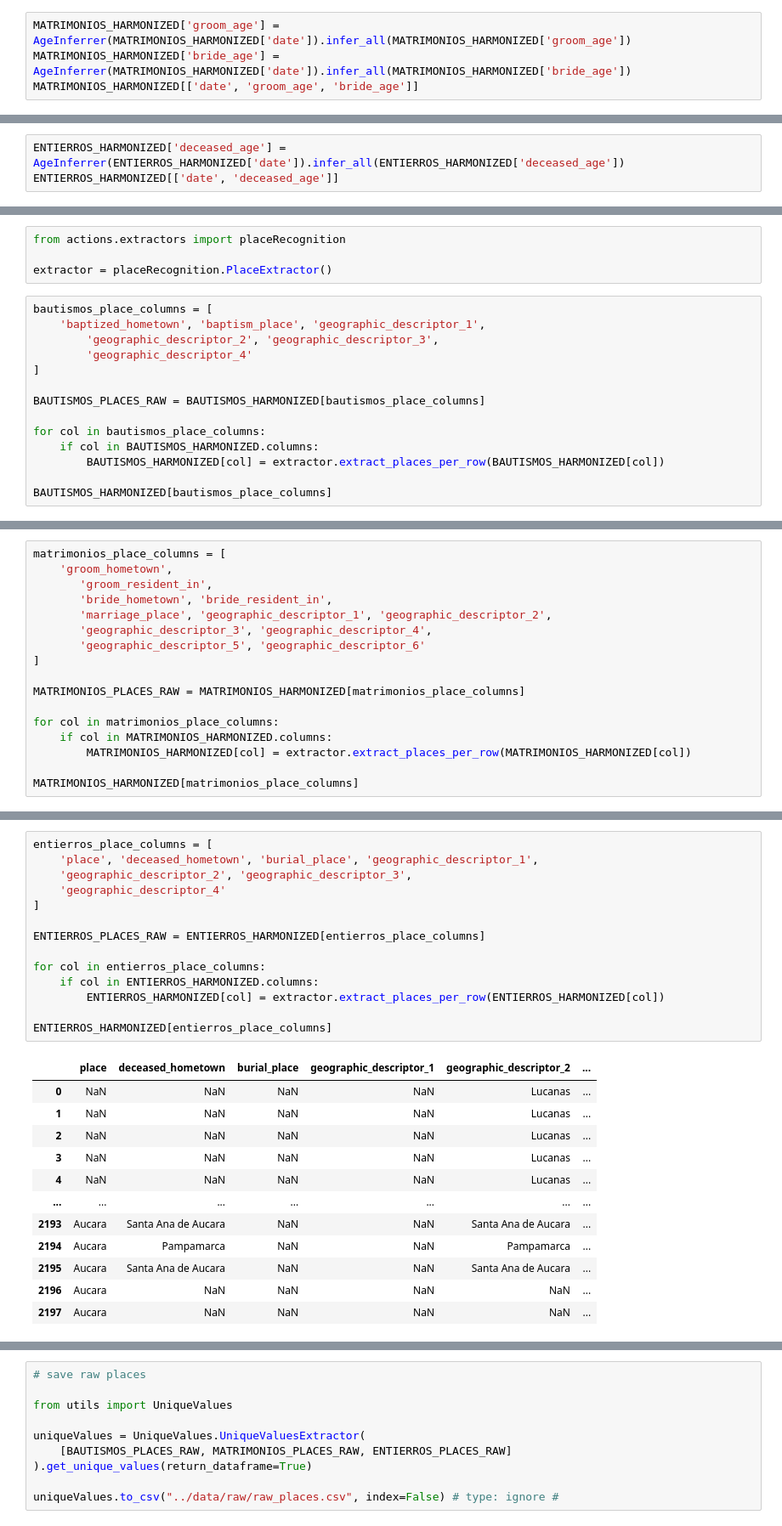
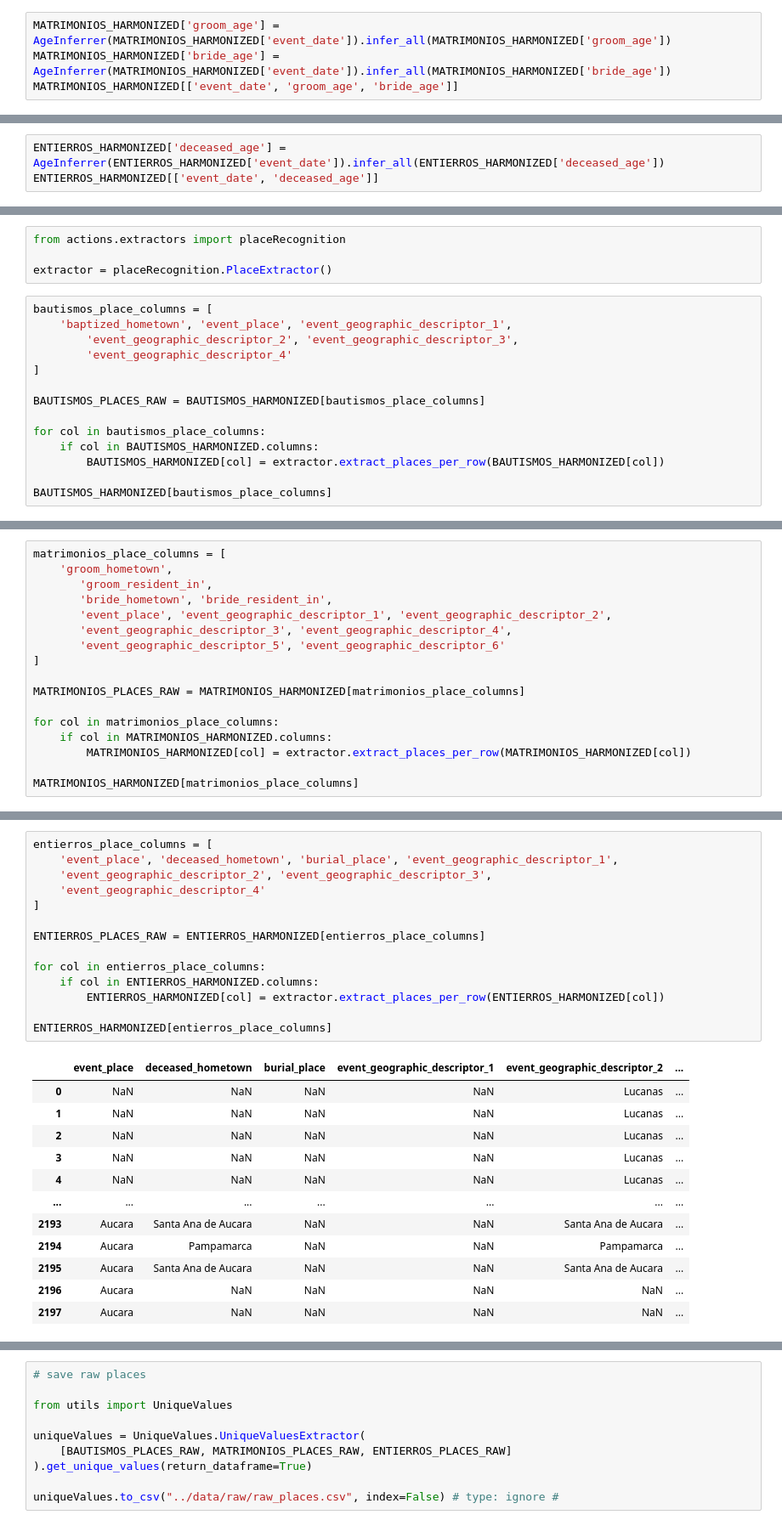
Before and after one commit to UCSB-AMPLab/sondondo, a Jupyter notebook: project_code/1_dataCleaning.ipynb, the cells around one changed output, grey strips where cells are left out. Shown at 85% size. Cells and saved outputs as stored; diff of their text form.

```diff
--- a/project_code/dataCleaning.ipynb
+++ b/project_code/1_dataCleaning.ipynb
@@ -237,7 +238,7 @@ Found invalid records:
 # %% [markdown]
 > Unfortunately, these records were incorrectly recorded. To fix this, it is necessary to check with the original records.
 # %%
-MATRIMONIOS_HARMONIZED['groom_age'] = AgeInferrer(MATRIMONIOS_HARMONIZED['date']).infer_all(MATRIMONIOS_HARMONIZED['groom_age'])
-MATRIMONIOS_HARMONIZED['bride_age'] = AgeInferrer(MATRIMONIOS_HARMONIZED['date']).infer_all(MATRIMONIOS_HARMONIZED['bride_age'])
-MATRIMONIOS_HARMONIZED[['date', 'groom_age', 'bride_age']]
+MATRIMONIOS_HARMONIZED['groom_age'] = AgeInferrer(MATRIMONIOS_HARMONIZED['event_date']).infer_all(MATRIMONIOS_HARMONIZED['groom_age'])
+MATRIMONIOS_HARMONIZED['bride_age'] = AgeInferrer(MATRIMONIOS_HARMONIZED['event_date']).infer_all(MATRIMONIOS_HARMONIZED['bride_age'])
+MATRIMONIOS_HARMONIZED[['event_date', 'groom_age', 'bride_age']]
 # %% [output]
@@ -255,6 +256,6 @@ MATRIMONIOS_HARMONIZED[['date', 'groom_age', 'bride_age']]
 | 1718 | 1908-03-17 | 1880-03-23 | 1879-03-24 |
 1719 rows × 3 columns
 # %%
-ENTIERROS_HARMONIZED['deceased_age'] = AgeInferrer(ENTIERROS_HARMONIZED['date']).infer_all(ENTIERROS_HARMONIZED['deceased_age'])
-ENTIERROS_HARMONIZED[['date', 'deceased_age']]
+ENTIERROS_HARMONIZED['deceased_age'] = AgeInferrer(ENTIERROS_HARMONIZED['event_date']).infer_all(ENTIERROS_HARMONIZED['deceased_age'])
+ENTIERROS_HARMONIZED[['event_date', 'deceased_age']]
 # %% [output]
@@ -382,9 +383,9 @@ from actions.extractors import placeRecognition
 extractor = placeRecognition.PlaceExtractor()
 # %%
 bautismos_place_columns = [
-    'baptized_hometown', 'baptism_place', 'geographic_descriptor_1',
-        'geographic_descriptor_2', 'geographic_descriptor_3',
-        'geographic_descriptor_4'
+    'baptized_hometown', 'event_place', 'event_geographic_descriptor_1',
+        'event_geographic_descriptor_2', 'event_geographic_descriptor_3',
+        'event_geographic_descriptor_4'
 ]
 
 BAUTISMOS_PLACES_RAW = BAUTISMOS_HARMONIZED[bautismos_place_columns]
@@ -413,9 +414,9 @@ matrimonios_place_columns = [
     'groom_hometown',
        'groom_resident_in',
        'bride_hometown', 'bride_resident_in',
-       'marriage_place', 'geographic_descriptor_1', 'geographic_descriptor_2',
-       'geographic_descriptor_3', 'geographic_descriptor_4',
-       'geographic_descriptor_5', 'geographic_descriptor_6'
+       'event_place', 'event_geographic_descriptor_1', 'event_geographic_descriptor_2',
+       'event_geographic_descriptor_3', 'event_geographic_descriptor_4',
+       'event_geographic_descriptor_5', 'event_geographic_descriptor_6'
 ]
 
 MATRIMONIOS_PLACES_RAW = MATRIMONIOS_HARMONIZED[matrimonios_place_columns]
@@ -441,20 +442,20 @@ MATRIMONIOS_HARMONIZED[matrimonios_place_columns]
 1719 rows × 11 columns
 # %%
 entierros_place_columns = [
-    'place', 'deceased_hometown', 'burial_place', 'geographic_descriptor_1',
-    'geographic_descriptor_2', 'geographic_descriptor_3',
-    'geographic_descriptor_4'
+    'event_place', 'deceased_hometown', 'burial_place', 'event_geographic_descriptor_1',
+    'event_geographic_descriptor_2', 'event_geographic_descriptor_3',
+    'event_geographic_descriptor_4'
 ]
 
 ENTIERROS_PLACES_RAW = ENTIERROS_HARMONIZED[entierros_place_columns]
 
 for col in entierros_place_columns:
     if col in ENTIERROS_HARMONIZED.columns:
         ENTIERROS_HARMONIZED[col] = extractor.extract_places_per_row(ENTIERROS_HARMONIZED[col])
 
 ENTIERROS_HARMONIZED[entierros_place_columns]
 # %% [output]
-|  | place | deceased_hometown | burial_place | geographic_descriptor_1 | geographic_descriptor_2 | ... |
+|  | event_place | deceased_hometown | burial_place | event_geographic_descriptor_1 | event_geographic_descriptor_2 | ... |
 | 0 | NaN | NaN | NaN | NaN | Lucanas | ... |
 | 1 | NaN | NaN | NaN | NaN | Lucanas | ... |
 | 2 | NaN | NaN | NaN | NaN | Lucanas | ... |
```
Also changed, not shown: parts of 16 cells of this notebook, 18 other files.
